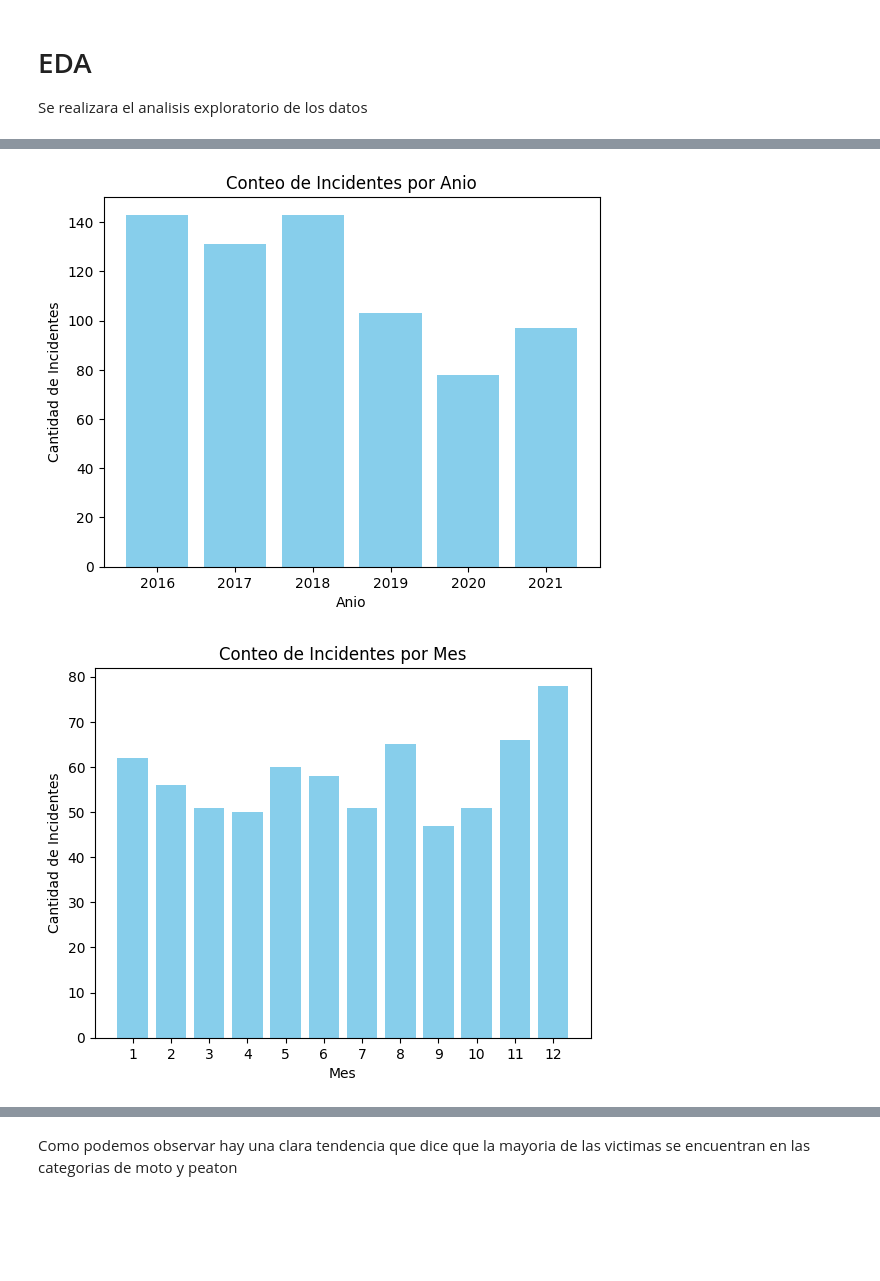
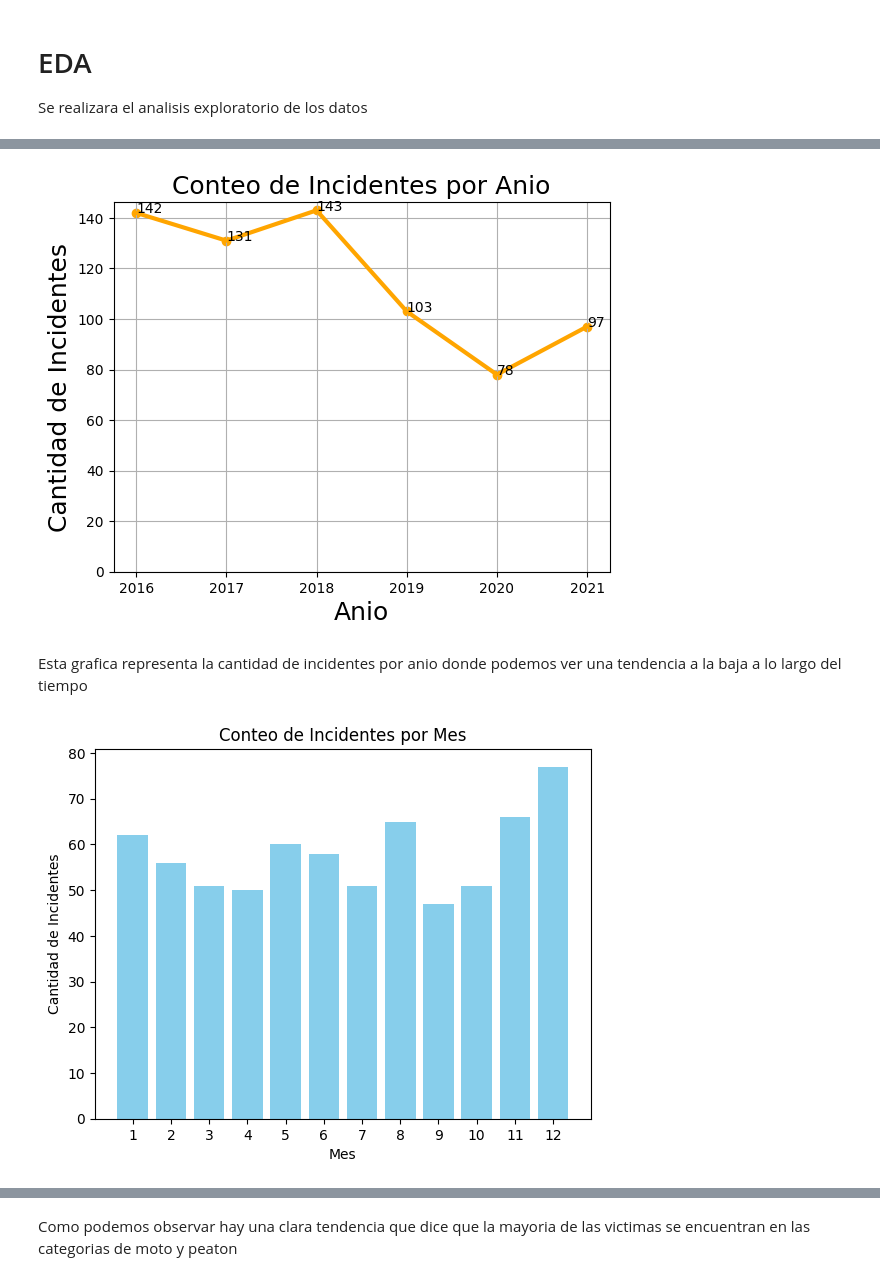
Before and after one commit to felipe97rg/PI02_DA, a Jupyter notebook: EDA.ipynb, the cells around one changed output, grey strips where cells are left out. Cells and saved outputs as stored; diff of their text form; code cells hidden in the pictures; blank space fills up the shorter version.

```diff
--- a/EDA.ipynb
+++ b/EDA.ipynb
@@ -45,9 +24,0 @@ memory usage: 97.7+ KB
-# %%
-# Cambio en el formato de los datos debido a que son numeros pero de caracter cualitativo y no cuantitativo
-df_Hechos["AAAA"]= df_Hechos["AAAA"].astype("category")
-
-df_Hechos["MM"]= df_Hechos["MM"].astype("category")
-
-df_Hechos["DD"]= df_Hechos["DD"].astype("category")
-
-df_Hechos["COMUNA"] = df_Hechos["COMUNA"].astype('category')
@@ -196,18 +25,22 @@ print(df_conteo)
 # %%
-# Cantidad de incidentes por anio
-
-import matplotlib.pyplot as plt
 
 conteo_por_anio = df_Hechos['AAAA'].value_counts().sort_index()
 
-plt.bar(conteo_por_anio.index, conteo_por_anio.values, color='skyblue')
-plt.xlabel('Anio')
-plt.ylabel('Cantidad de Incidentes')
-plt.title('Conteo de Incidentes por Anio')
+plt.plot(conteo_por_anio.index, conteo_por_anio.values, color='orange', linewidth=3)
+for i in range(len(conteo_por_anio)):
+    plt.annotate(conteo_por_anio.values[i], (conteo_por_anio.index[i], conteo_por_anio.values[i]))
+plt.scatter(conteo_por_anio.index, conteo_por_anio.values,color='orange')
+plt.xlabel('Anio', fontsize=18)
+plt.ylabel('Cantidad de Incidentes',fontsize=18)
+plt.title('Conteo de Incidentes por Anio',fontsize=18)
+plt.grid(True)
+plt.ylim(0, None)
 # Agregar etiquetas con los valores numéricos para cada barra
 plt.show()
 # %% [output]
-[figure, old version]
+[figure, new version]
+# %% [markdown]
+Esta grafica representa la cantidad de incidentes por anio donde podemos ver una tendencia a la baja a lo largo del tiempo
 # %%
 # Cantidad de incidentes por Mes
 
@@ -223,4 +56,4 @@ plt.xticks(conteo_por_mes.index)  # Establecer las etiquetas del eje x
 # Agregar etiquetas con los valores numéricos para cada barra
 plt.show()
 # %% [output]
-[figure, old version]
+[figure, new version]
```
Also changed, not shown: parts of 29 cells of this notebook.
